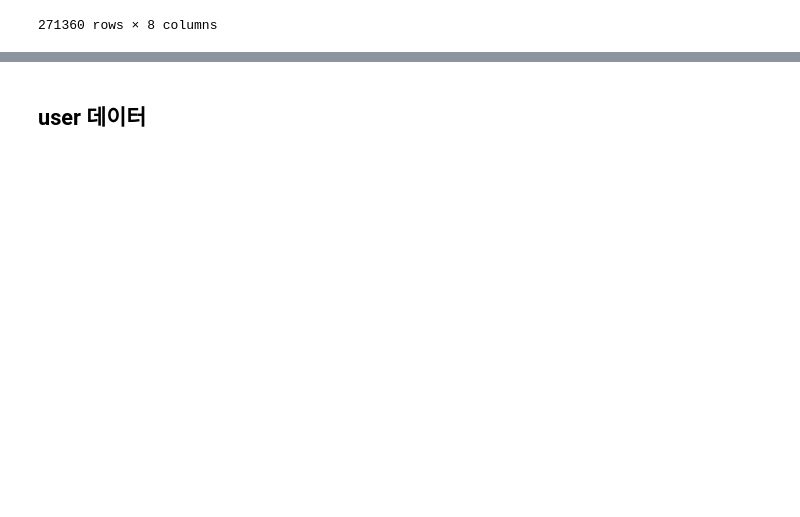
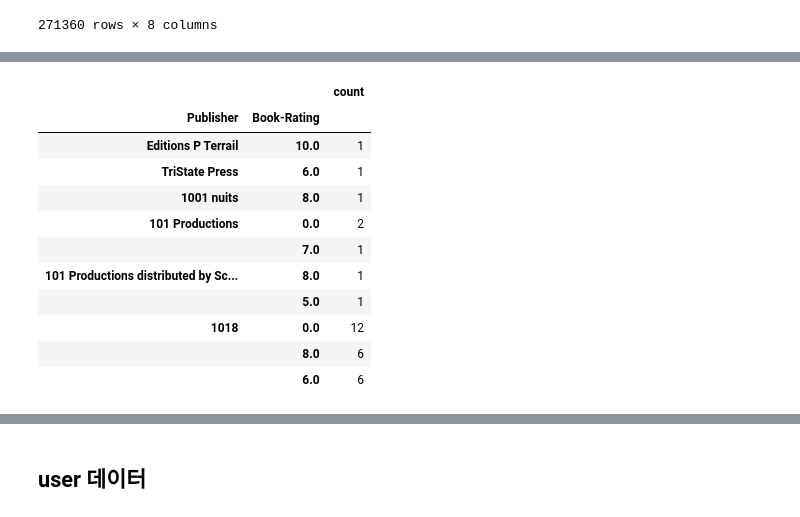
Before and after one commit to kimminyoung0/bookRecommendation, a Jupyter notebook: DataAnalysis.ipynb, the cells around one changed output, grey strips where cells are left out. Cells and saved outputs as stored; diff of their text form; code cells hidden in the pictures; blank space fills up the shorter version.

```diff
--- a/DataAnalysis.ipynb
+++ b/DataAnalysis.ipynb
@@ -288,0 +311,15 @@ ParseException: Expected end of text, found '$'  (at char 15), (line:1, col:16)
+# %%
+pd.DataFrame(book_rating.groupby('Publisher')['Book-Rating'].value_counts().head(10))
+# %% [output]
+|  |  | count |
+| Publisher | Book-Rating |  |
+| Editions P Terrail | 10.0 | 1 |
+| TriState Press | 6.0 | 1 |
+| 1001 nuits | 8.0 | 1 |
+| 101 Productions | 0.0 | 2 |
+|  | 7.0 | 1 |
+| 101 Productions distributed by Sc... | 8.0 | 1 |
+|  | 5.0 | 1 |
+| 1018 | 0.0 | 12 |
+|  | 8.0 | 6 |
+|  | 6.0 | 6 |
```
Also changed, not shown: parts of 67 cells of this notebook.
